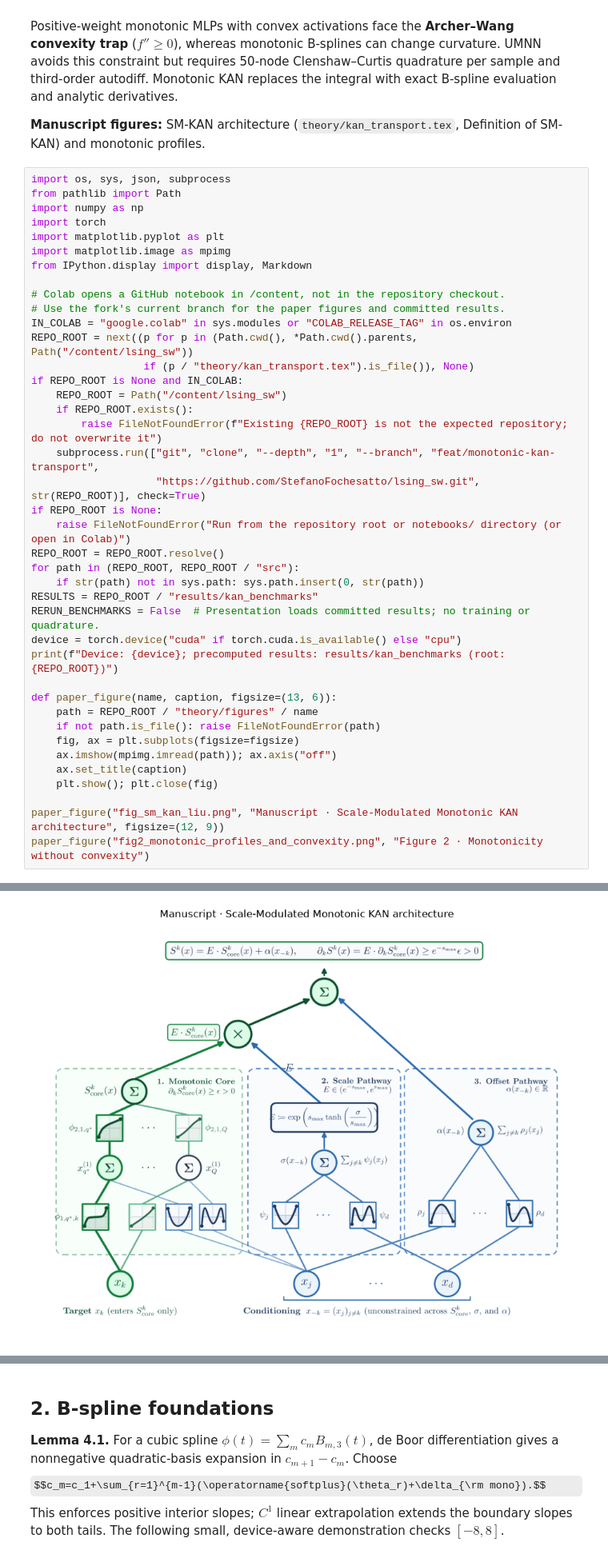
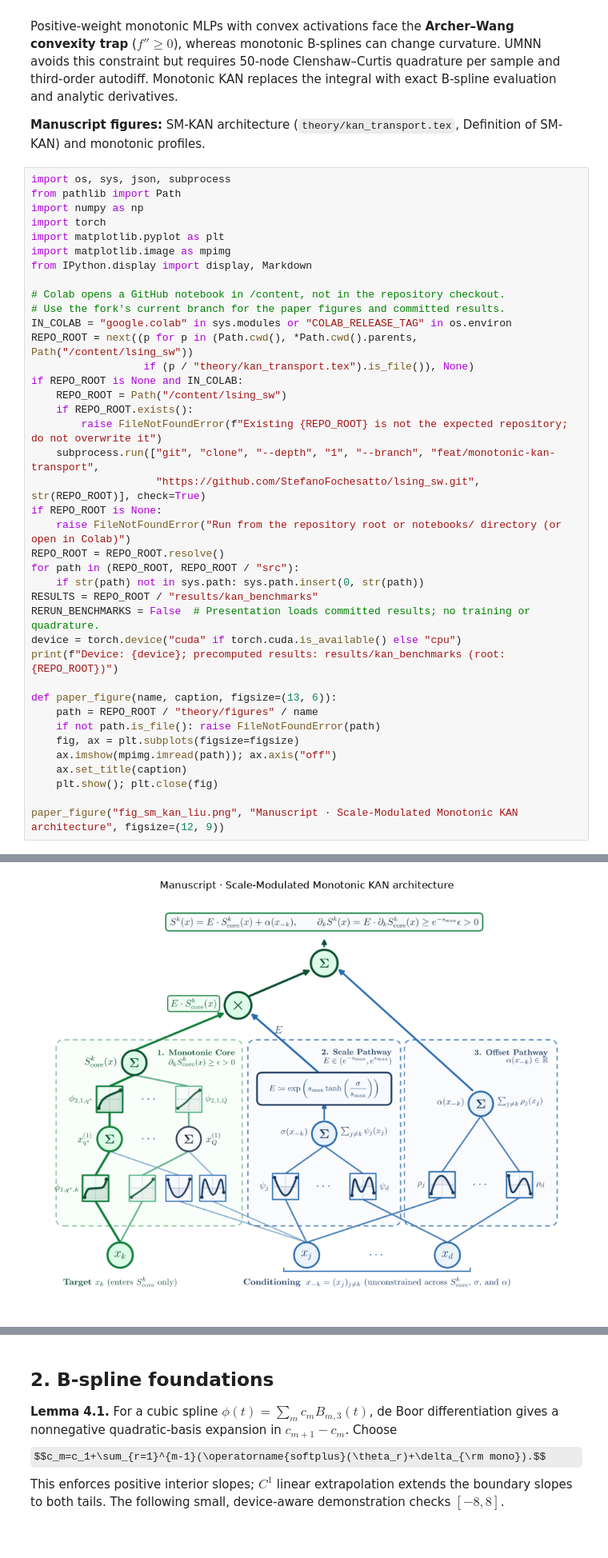
Before and after one commit to StefanoFochesatto/lsing_sw, a Jupyter notebook: notebooks/kan_transport_guide.ipynb, the cells around one changed output, grey strips where cells are left out. Shown at 80% size. Drawn from its saved outputs; the diff is of its cells as text; some formulas as TeX source.

Commit message:
Fix SM-KAN scale label layout and refresh guide figure

```diff
--- a/notebooks/kan_transport_guide.ipynb
+++ b/notebooks/kan_transport_guide.ipynb
@@ -32,32 +32,31 @@ from IPython.display import display, Markdown
 IN_COLAB = "google.colab" in sys.modules or "COLAB_RELEASE_TAG" in os.environ
 REPO_ROOT = next((p for p in (Path.cwd(), *Path.cwd().parents, Path("/content/lsing_sw"))
                   if (p / "theory/kan_transport.tex").is_file()), None)
 if REPO_ROOT is None and IN_COLAB:
     REPO_ROOT = Path("/content/lsing_sw")
     if REPO_ROOT.exists():
         raise FileNotFoundError(f"Existing {REPO_ROOT} is not the expected repository; do not overwrite it")
     subprocess.run(["git", "clone", "--depth", "1", "--branch", "feat/monotonic-kan-transport",
                     "https://github.com/StefanoFochesatto/lsing_sw.git", str(REPO_ROOT)], check=True)
 if REPO_ROOT is None:
     raise FileNotFoundError("Run from the repository root or notebooks/ directory (or open in Colab)")
 REPO_ROOT = REPO_ROOT.resolve()
 for path in (REPO_ROOT, REPO_ROOT / "src"):
     if str(path) not in sys.path: sys.path.insert(0, str(path))
 RESULTS = REPO_ROOT / "results/kan_benchmarks"
 RERUN_BENCHMARKS = False  # Presentation loads committed results; no training or quadrature.
 device = torch.device("cuda" if torch.cuda.is_available() else "cpu")
 print(f"Device: {device}; precomputed results: results/kan_benchmarks (root: {REPO_ROOT})")
 
 def paper_figure(name, caption, figsize=(13, 6)):
     path = REPO_ROOT / "theory/figures" / name
     if not path.is_file(): raise FileNotFoundError(path)
     fig, ax = plt.subplots(figsize=figsize)
     ax.imshow(mpimg.imread(path)); ax.axis("off")
     ax.set_title(caption)
     plt.show(); plt.close(fig)
 
 paper_figure("fig_sm_kan_liu.png", "Manuscript · Scale-Modulated Monotonic KAN architecture", figsize=(12, 9))
-paper_figure("fig2_monotonic_profiles_and_convexity.png", "Figure 2 · Monotonicity without convexity")
 # %% [output]
 Device: cpu; precomputed results: results/kan_benchmarks (root: /home/stefano/lsing_sw)
-[figure, old version]
+[figure, new version]
```
Also changed, not shown: parts of 2 cells of this notebook, 3 other files.
